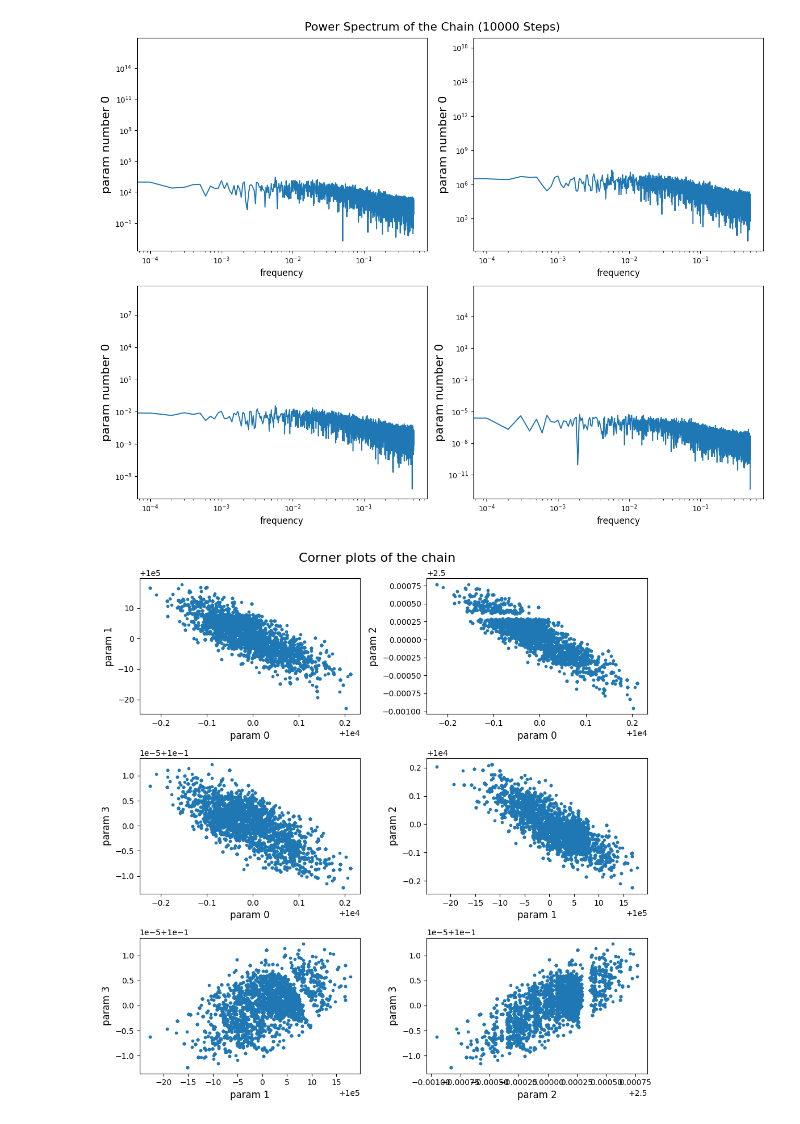
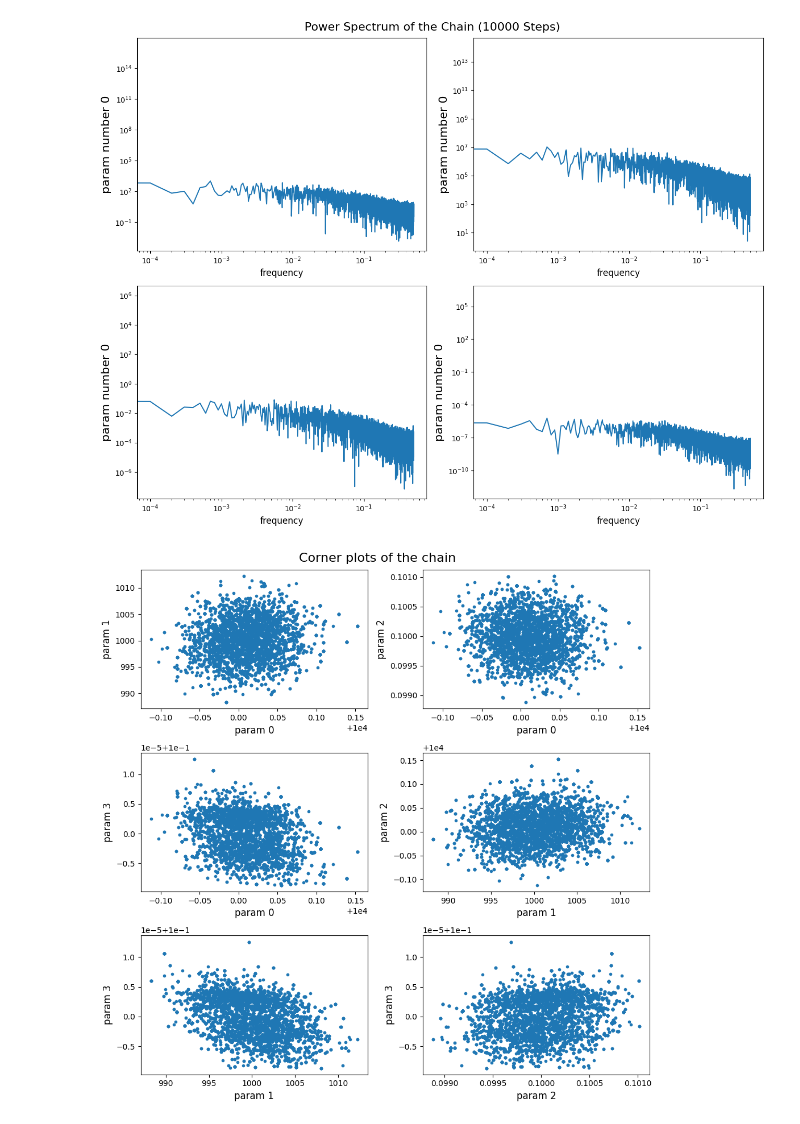
Before and after one commit to aryana-haghjoo/My-Project, a Jupyter notebook: code_final/known_curve/mcmc_on_samples.ipynb, the cells around one changed output. Drawn from its saved outputs; the diff is of its cells as text; code cells hidden in the pictures.

Commit message:
added new results from the mcmc with new params

```diff
--- a/code_final/known_curve/mcmc_on_samples.ipynb
+++ b/code_final/known_curve/mcmc_on_samples.ipynb
@@ -39,7 +39,7 @@ def mcmc(samples, csq, nstep):
             chisq[i] = new_chisq
             chain[i, :] = new_param
         else :
-            betta = 1.5
+            betta = 20
             if np.random.rand(1)<betta*(np.exp(-0.5*(new_chisq-chisq[i-1]))):
                 acceptance_ratio = acceptance_ratio + 1
                 chisq[i] = new_chisq
@@ -155,39 +155,39 @@ plt.tight_layout()
 plt.savefig('power_spectrum.png')
 plt.show()
 # %% [output]
-[figure, old version]
+[figure, new version]
 # %%
-params_cut = params[1000:, :]
+params_cut = params[500:, :]
 #params_cut = np.copy(params)
 fig5, ax_list = plt.subplots(3, 2, figsize=(10,10))
 fig5.suptitle('Corner plots of the chain', fontsize=16)
 
 ax_list[0, 0].plot(params_cut[:, 0], params_cut[:, 1], linestyle = "", marker=".")
 ax_list[0, 0].set_ylabel('param 1', fontsize=12)
 ax_list[0, 0].set_xlabel('param 0', fontsize=12)
 
 ax_list[0, 1].plot(params_cut[:, 0], params_cut[:, 2], linestyle = "", marker=".")
 ax_list[0, 1].set_ylabel('param 2', fontsize=12)
 ax_list[0, 1].set_xlabel('param 0', fontsize=12)
 
 ax_list[1, 0].plot(params_cut[:, 0], params_cut[:, 3], linestyle = "", marker=".")
 ax_list[1, 0].set_ylabel('param 3', fontsize=12)
 ax_list[1, 0].set_xlabel('param 0', fontsize=12)
 
 ax_list[1, 1].plot(params_cut[:, 1], params_cut[:, 0], linestyle = "", marker=".")
 ax_list[1, 1].set_ylabel('param 2', fontsize=12)
 ax_list[1, 1].set_xlabel('param 1', fontsize=12)
 
 ax_list[2, 0].plot(params_cut[:, 1], params_cut[:, 3], linestyle = "", marker=".")
 ax_list[2, 0].set_ylabel('param 3', fontsize=12)
 ax_list[2, 0].set_xlabel('param 1', fontsize=12)
 
 ax_list[2, 1].plot(params_cut[:, 2], params_cut[:, 3], linestyle = "", marker=".")
 ax_list[2, 1].set_ylabel('param 3', fontsize=12)
 ax_list[2, 1].set_xlabel('param 2', fontsize=12)
 
 plt.tight_layout()
 plt.savefig('corner_plots.png')
 plt.show()
 # %% [output]
-[figure, old version]
+[figure, new version]
```
Also changed, not shown: parts of 5 cells of this notebook, 25 other files.
